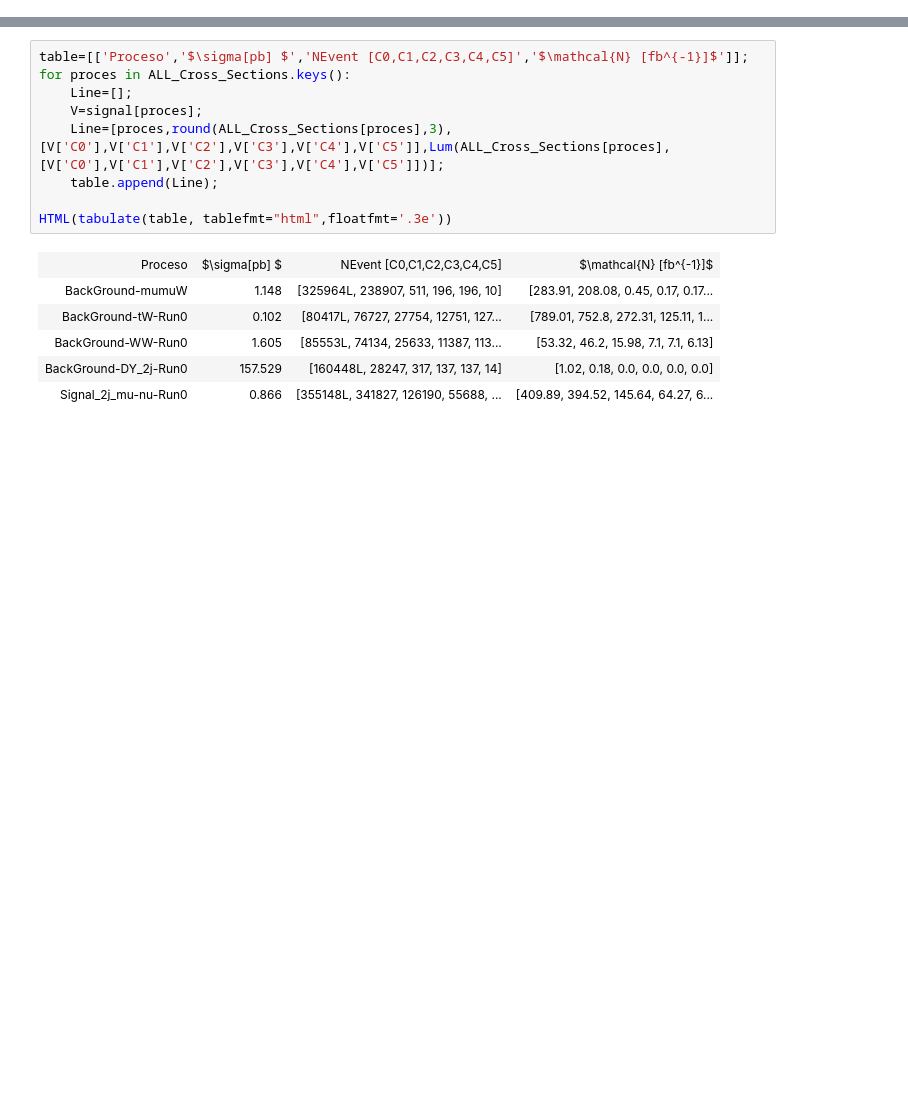
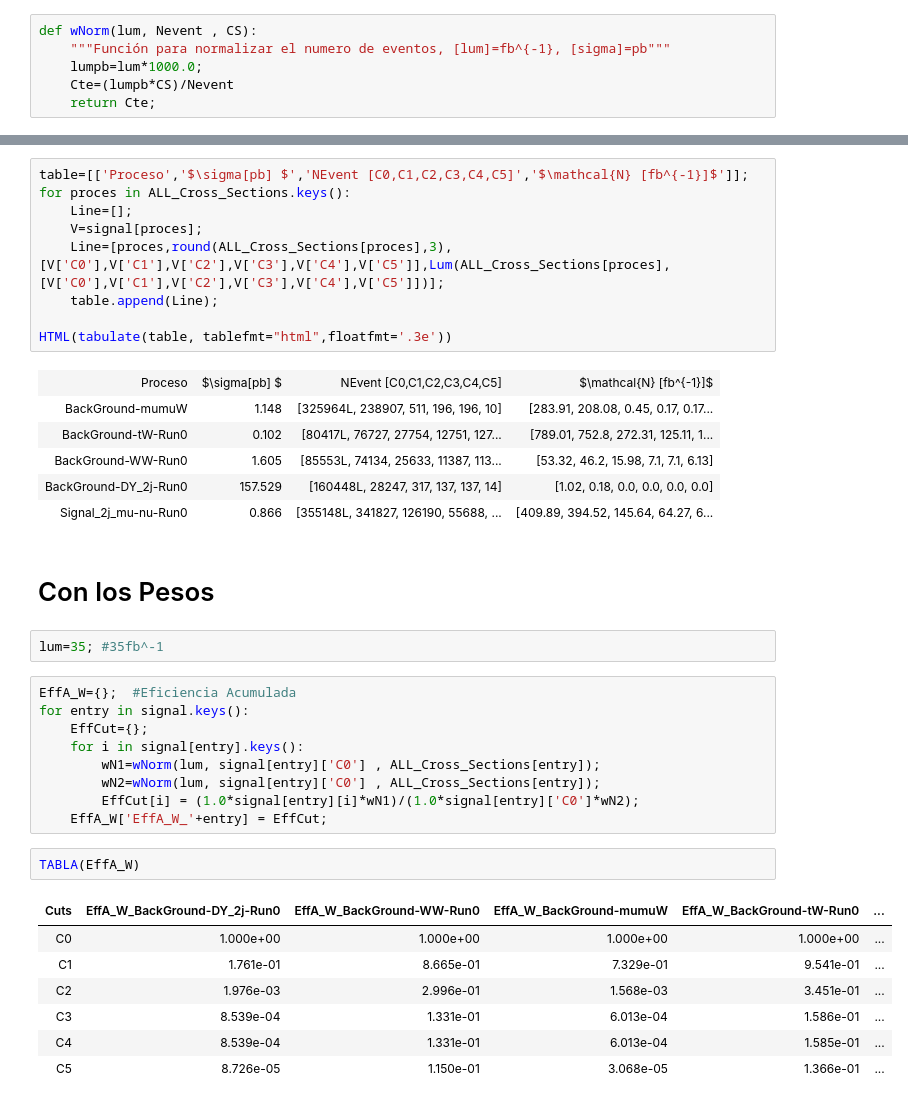
Before and after one commit to casfisica/Analisis_PyRoot, a Jupyter notebook: Analisis_sobre_cortes.ipynb, the cells around one changed output, grey strips where cells are left out. Cells and saved outputs as stored; diff of their text form; blank space fills up the shorter version.

Commit message:
con pesos

```diff
--- a/Analisis_sobre_cortes.ipynb
+++ b/Analisis_sobre_cortes.ipynb
@@ -52,3 +54,9 @@ ALL_Cross_Sections['Signal_2j_mu-nu-Run0']=Cross_Sections['Sig_tt_13TeV']['value
+# %%
+def wNorm(lum, Nevent , CS):
+    """Función para normalizar el numero de eventos, [lum]=fb^{-1}, [sigma]=pb"""
+    lumpb=lum*1000.0;
+    Cte=(lumpb*CS)/Nevent
+    return Cte;
 # %% [markdown]
 ## Funciones para generar las tablas
 # %%
@@ -298,3 +298,26 @@ HTML(tabulate(table, tablefmt="html",floatfmt='.3e'))
 | BackGround-WW-Run0 | 1.605 | [85553L, 74134, 25633, 11387, 113... | [53.32, 46.2, 15.98, 7.1, 7.1, 6.13] |
 | BackGround-DY_2j-Run0 | 157.529 | [160448L, 28247, 317, 137, 137, 14] | [1.02, 0.18, 0.0, 0.0, 0.0, 0.0] |
 | Signal_2j_mu-nu-Run0 | 0.866 | [355148L, 341827, 126190, 55688, ... | [409.89, 394.52, 145.64, 64.27, 6... |
+# %% [markdown]
+# Con los Pesos
+# %%
+lum=35; #35fb^-1
+# %%
+EffA_W={};  #Eficiencia Acumulada
+for entry in signal.keys():
+    EffCut={};
+    for i in signal[entry].keys():
+        wN1=wNorm(lum, signal[entry]['C0'] , ALL_Cross_Sections[entry]);
+        wN2=wNorm(lum, signal[entry]['C0'] , ALL_Cross_Sections[entry]);
+        EffCut[i] = (1.0*signal[entry][i]*wN1)/(1.0*signal[entry]['C0']*wN2);
+    EffA_W['EffA_W_'+entry] = EffCut;
+# %%
+TABLA(EffA_W)
+# %% [output]
+| Cuts | EffA_W_BackGround-DY_2j-Run0 | EffA_W_BackGround-WW-Run0 | EffA_W_BackGround-mumuW | EffA_W_BackGround-tW-Run0 | ... |
+| C0 | 1.000e+00 | 1.000e+00 | 1.000e+00 | 1.000e+00 | ... |
+| C1 | 1.761e-01 | 8.665e-01 | 7.329e-01 | 9.541e-01 | ... |
+| C2 | 1.976e-03 | 2.996e-01 | 1.568e-03 | 3.451e-01 | ... |
+| C3 | 8.539e-04 | 1.331e-01 | 6.013e-04 | 1.586e-01 | ... |
+| C4 | 8.539e-04 | 1.331e-01 | 6.013e-04 | 1.585e-01 | ... |
+| C5 | 8.726e-05 | 1.150e-01 | 3.068e-05 | 1.366e-01 | ... |
```
Also changed, not shown: parts of 8 cells of this notebook.
